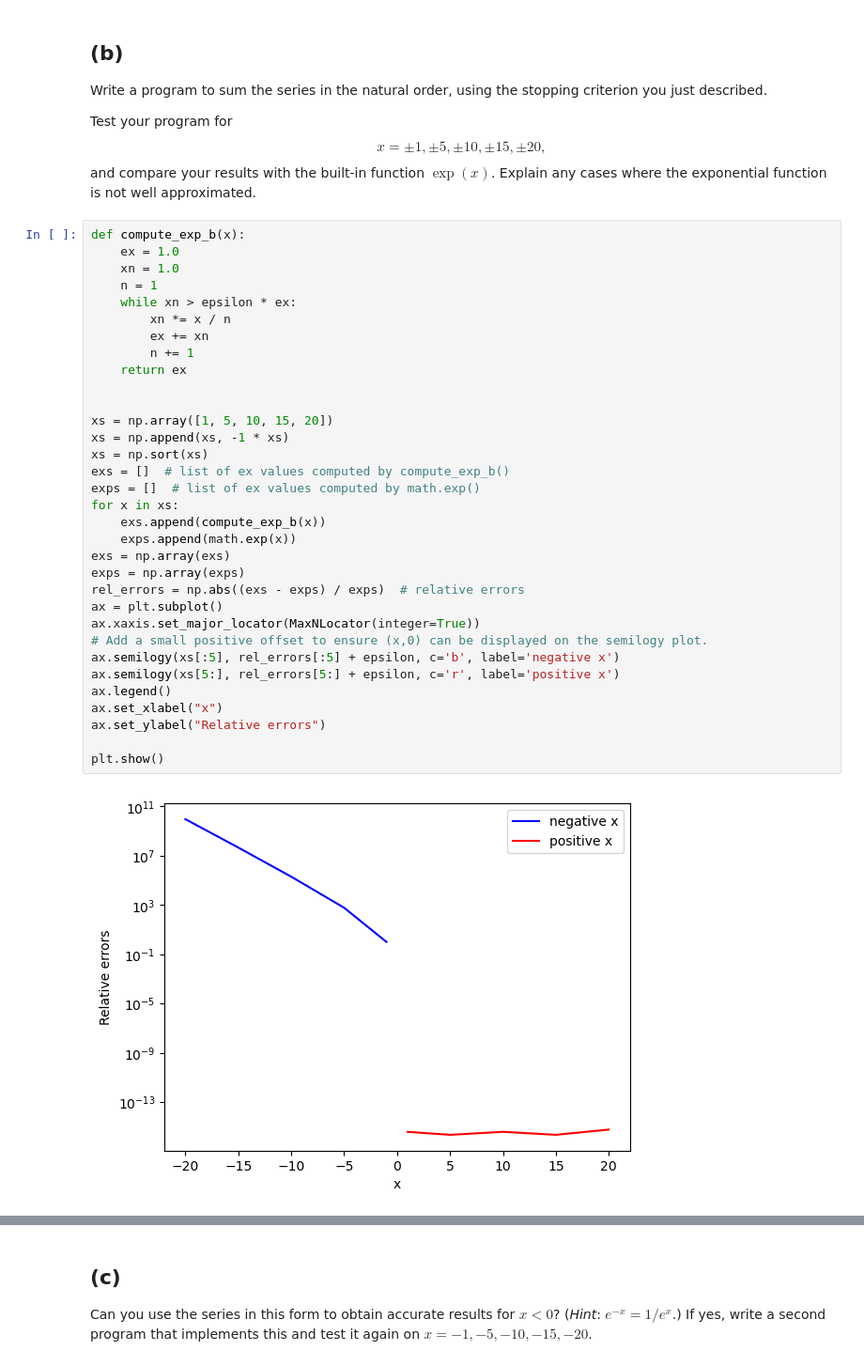
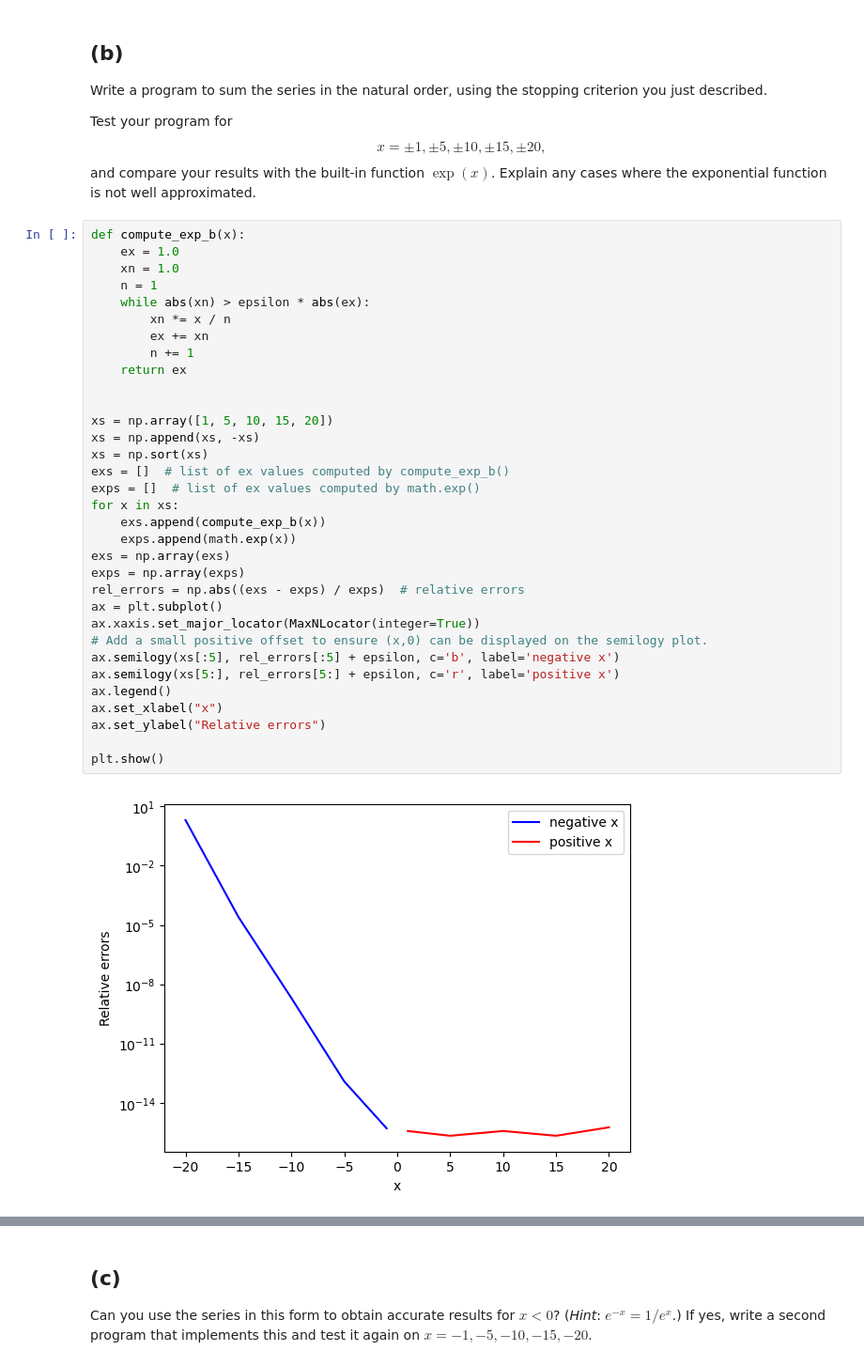
Before and after one commit to Terry-ZJ-Zhang/Numerical_Algorithm_Assignments, a Jupyter notebook: hw1_2023.ipynb, the cells around one changed output, grey strips where cells are left out. Shown at 94% size. Drawn from its saved outputs; the diff is of its cells as text.

```diff
--- a/hw1_2023.ipynb
+++ b/hw1_2023.ipynb
@@ -216,34 +216,34 @@ def compute_exp_b(x):
     ex = 1.0
     xn = 1.0
     n = 1
-    while xn > epsilon * ex:
+    while abs(xn) > epsilon * abs(ex):
         xn *= x / n
         ex += xn
         n += 1
     return ex
 
 
 xs = np.array([1, 5, 10, 15, 20])
-xs = np.append(xs, -1 * xs)
+xs = np.append(xs, -xs)
 xs = np.sort(xs)
 exs = []  # list of ex values computed by compute_exp_b()
 exps = []  # list of ex values computed by math.exp()
 for x in xs:
     exs.append(compute_exp_b(x))
     exps.append(math.exp(x))
 exs = np.array(exs)
 exps = np.array(exps)
 rel_errors = np.abs((exs - exps) / exps)  # relative errors
 ax = plt.subplot()
 ax.xaxis.set_major_locator(MaxNLocator(integer=True))
 # Add a small positive offset to ensure (x,0) can be displayed on the semilogy plot.
 ax.semilogy(xs[:5], rel_errors[:5] + epsilon, c='b', label='negative x')
 ax.semilogy(xs[5:], rel_errors[5:] + epsilon, c='r', label='positive x')
 ax.legend()
 ax.set_xlabel("x")
 ax.set_ylabel("Relative errors")
 
 plt.show()
 # %% [output]
-[figure, old version]
+[figure, new version]
 # %% [markdown]
```
Also changed, not shown: parts of 6 cells of this notebook.
